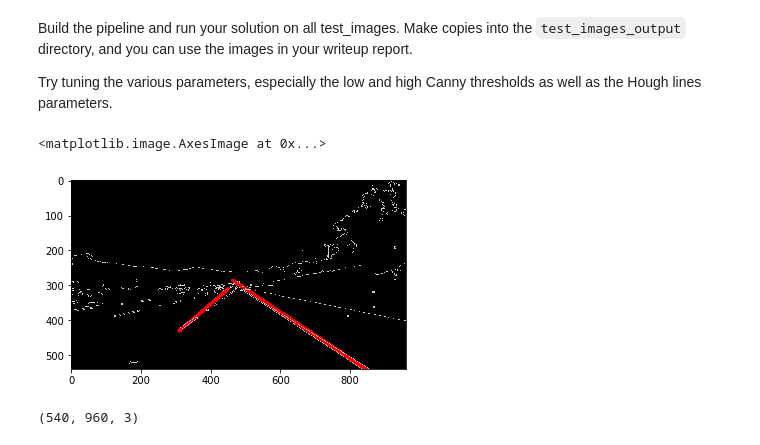
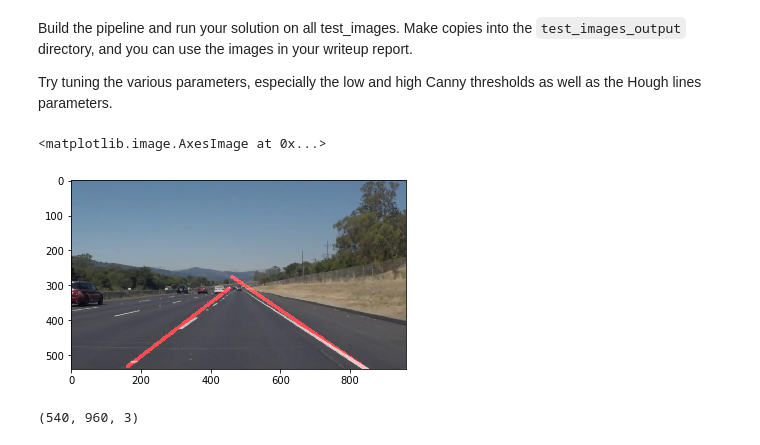
Before and after one commit to hemant1456/CarND-LaneLines-P1, a Jupyter notebook: P1.ipynb, the cells around one changed output. Saved outputs shown, nothing was run; the diff lists cells and outputs as text; code cells hidden in the pictures.

Commit message:
update parameter and mix with original image

```diff
--- a/P1.ipynb
+++ b/P1.ipynb
@@ -250,34 +250,33 @@ Try tuning the various parameters, especially the low and high Canny thresholds
 # %%
 # TODO: Build your pipeline that will draw lane lines on the test_images
 # then save them to the test_images_output directory.
 
 #for image in os.listdir("test_images/"):
 img = mpimg.imread('test_images/solidWhiteRight.jpg')
 gray=grayscale(img)
 blur_gray=gaussian_blur(gray, 5)
 edges=canny(blur_gray, 50,150)
 
 imshape = image.shape
 vertices = np.array([[(0,imshape[0]),(0+imshape[1]/2+20, imshape[0]/2), \
                       (imshape[1]/2+20, imshape[0]/2), (imshape[1],imshape[0])]], dtype=np.int32)
 
 masked_edges=region_of_interest(edges, vertices)
 
 rho = 1 # distance resolution in pixels of the Hough grid
 theta = np.pi/180 # angular resolution in radians of the Hough grid
-threshold = 1     # minimum number of votes (intersections in Hough grid cell)
+threshold = 10     # minimum number of votes (intersections in Hough grid cell)
 min_line_len = 5 #minimum number of pixels making up a line
-max_line_gap = 1    # maximum gap in pixels between connectable line segments
+max_line_gap = 15    # maximum gap in pixels between connectable line segments
 
 
 
 line_image=hough_lines(masked_edges, rho, theta, threshold, min_line_len, max_line_gap)
-color_edges = np.dstack((edges, edges, edges))
-lines_edges=weighted_img(line_image, color_edges, α=0.8, β=1., γ=0.)
+lines_edges=weighted_img(line_image, image, α=0.8, β=1., γ=0.)
 plt.imshow(lines_edges)
 # %% [output]
 <matplotlib.image.AxesImage at 0x...>
-[figure, old version]
+[figure, new version]
 # %%
 lines_edges.shape
 # %% [output]
```
Also changed, not shown: parts of 3 cells of this notebook, 2 other files.
